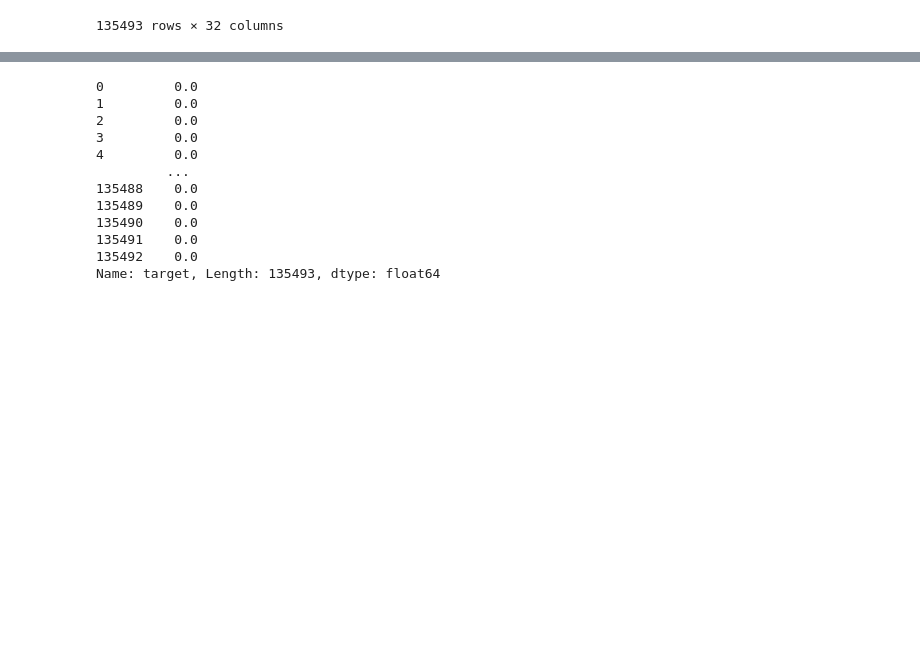
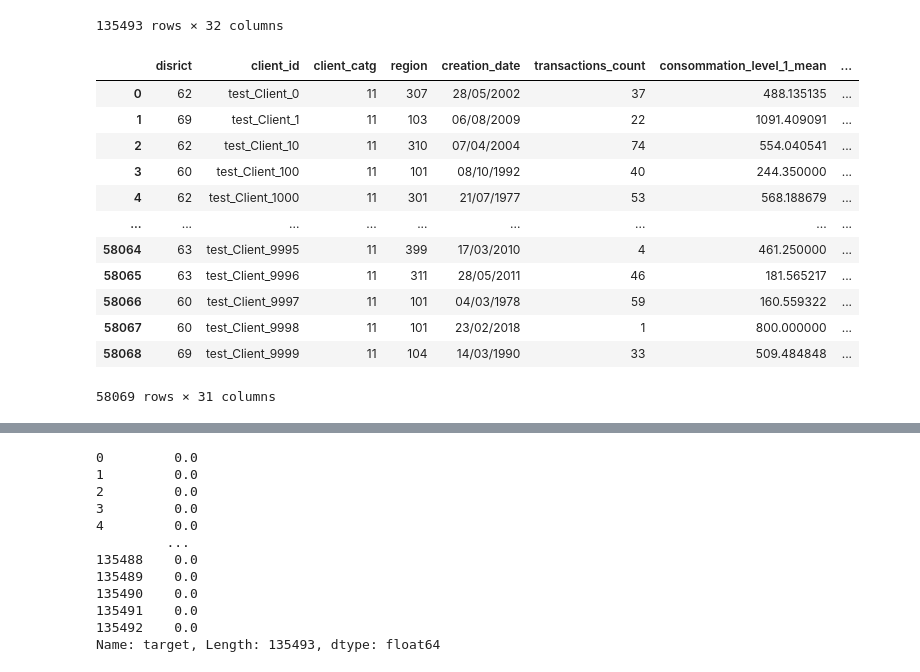
Before and after one commit to zeynepbumin/ds-ml-project, a Jupyter notebook: Fraud_Detection_Model.ipynb, the cells around one changed output, grey strips where cells are left out. Cells and saved outputs as stored; diff of their text form; code cells hidden in the pictures; blank space fills up the shorter version.

```diff
--- a/Fraud_Detection_Starter.ipynb
+++ b/Fraud_Detection_Model.ipynb
@@ -459,4 +447,20 @@ train_combined
 | 135491 | 60 | train_Client_99998 | 11 | 101 | 22/12/1993 | 0.0 | 2 | ... |
 | 135492 | 60 | train_Client_99999 | 11 | 101 | 18/02/1986 | 0.0 | 3 | ... |
 135493 rows × 32 columns
+# %%
+test_combined
+# %% [output]
+|  | disrict | client_id | client_catg | region | creation_date | transactions_count | consommation_level_1_mean | ... |
+| 0 | 62 | test_Client_0 | 11 | 307 | 28/05/2002 | 37 | 488.135135 | ... |
+| 1 | 69 | test_Client_1 | 11 | 103 | 06/08/2009 | 22 | 1091.409091 | ... |
+| 2 | 62 | test_Client_10 | 11 | 310 | 07/04/2004 | 74 | 554.040541 | ... |
+| 3 | 60 | test_Client_100 | 11 | 101 | 08/10/1992 | 40 | 244.350000 | ... |
+| 4 | 62 | test_Client_1000 | 11 | 301 | 21/07/1977 | 53 | 568.188679 | ... |
+| ... | ... | ... | ... | ... | ... | ... | ... | ... |
+| 58064 | 63 | test_Client_9995 | 11 | 399 | 17/03/2010 | 4 | 461.250000 | ... |
+| 58065 | 63 | test_Client_9996 | 11 | 311 | 28/05/2011 | 46 | 181.565217 | ... |
+| 58066 | 60 | test_Client_9997 | 11 | 101 | 04/03/1978 | 59 | 160.559322 | ... |
+| 58067 | 60 | test_Client_9998 | 11 | 101 | 23/02/2018 | 1 | 800.000000 | ... |
+| 58068 | 69 | test_Client_9999 | 11 | 104 | 14/03/1990 | 33 | 509.484848 | ... |
+58069 rows × 31 columns
 # %%
```
Also changed, not shown: parts of 63 cells of this notebook, 1 other file.
